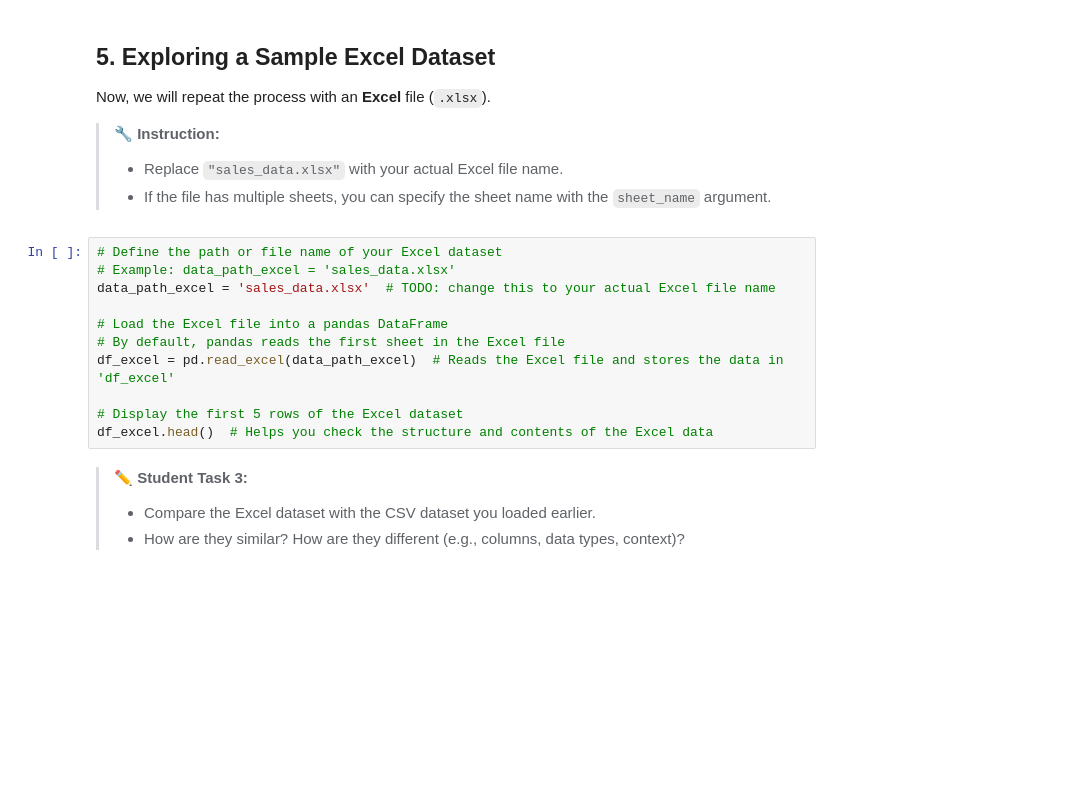
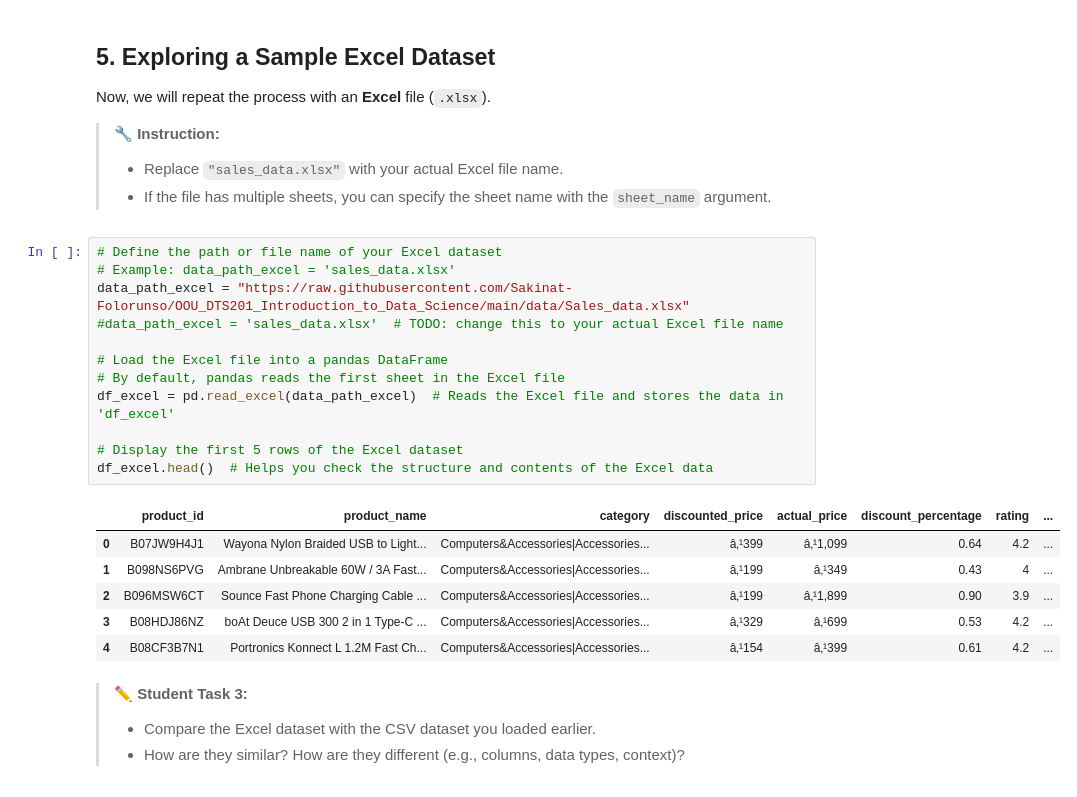
Before and after one commit to AbdullahFaaizah/OOU_DTS201_Introduction_to_Data_Science, a Jupyter notebook: notebooks/DTS201_Week1_PH_Student_Centred.ipynb, the cells around one changed output. Cells and saved outputs as stored; diff of their text form; blank space fills up the shorter version.

```diff
--- a/notebooks/DTS201_Week1_PH_Student_Centred.ipynb
+++ b/notebooks/DTS201_Week1_PH_Student_Centred.ipynb
@@ -150,14 +175,22 @@ Now, we will repeat the process with an **Excel** file (`.xlsx`).
 # %%
 # Define the path or file name of your Excel dataset
 # Example: data_path_excel = 'sales_data.xlsx'
-data_path_excel = 'sales_data.xlsx'  # TODO: change this to your actual Excel file name
+data_path_excel = "https://raw.githubusercontent.com/Sakinat-Folorunso/OOU_DTS201_Introduction_to_Data_Science/main/data/Sales_data.xlsx"
+#data_path_excel = 'sales_data.xlsx'  # TODO: change this to your actual Excel file name
 
 # Load the Excel file into a pandas DataFrame
 # By default, pandas reads the first sheet in the Excel file
 df_excel = pd.read_excel(data_path_excel)  # Reads the Excel file and stores the data in 'df_excel'
 
 # Display the first 5 rows of the Excel dataset
 df_excel.head()  # Helps you check the structure and contents of the Excel data
+# %% [output]
+|  | product_id | product_name | category | discounted_price | actual_price | discount_percentage | rating | ... |
+| 0 | B07JW9H4J1 | Wayona Nylon Braided USB to Light... | Computers&Accessories|Accessories... | â‚¹399 | â‚¹1,099 | 0.64 | 4.2 | ... |
+| 1 | B098NS6PVG | Ambrane Unbreakable 60W / 3A Fast... | Computers&Accessories|Accessories... | â‚¹199 | â‚¹349 | 0.43 | 4 | ... |
+| 2 | B096MSW6CT | Sounce Fast Phone Charging Cable ... | Computers&Accessories|Accessories... | â‚¹199 | â‚¹1,899 | 0.90 | 3.9 | ... |
+| 3 | B08HDJ86NZ | boAt Deuce USB 300 2 in 1 Type-C ... | Computers&Accessories|Accessories... | â‚¹329 | â‚¹699 | 0.53 | 4.2 | ... |
+| 4 | B08CF3B7N1 | Portronics Konnect L 1.2M Fast Ch... | Computers&Accessories|Accessories... | â‚¹154 | â‚¹399 | 0.61 | 4.2 | ... |
 # %% [markdown]
 > ✏️ **Student Task 3:**
 > - Compare the Excel dataset with the CSV dataset you loaded earlier.
```
Also changed, not shown: parts of 8 cells of this notebook.
